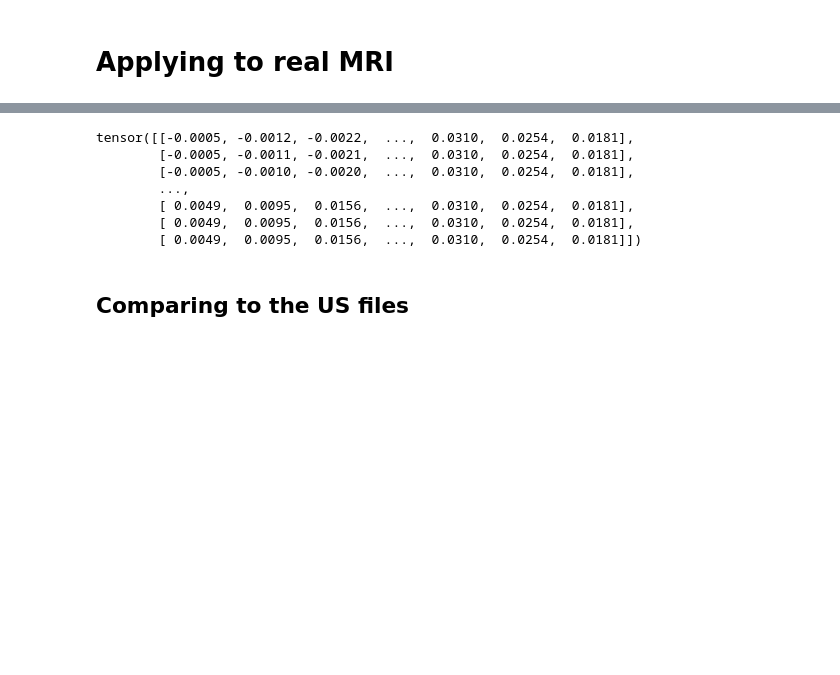
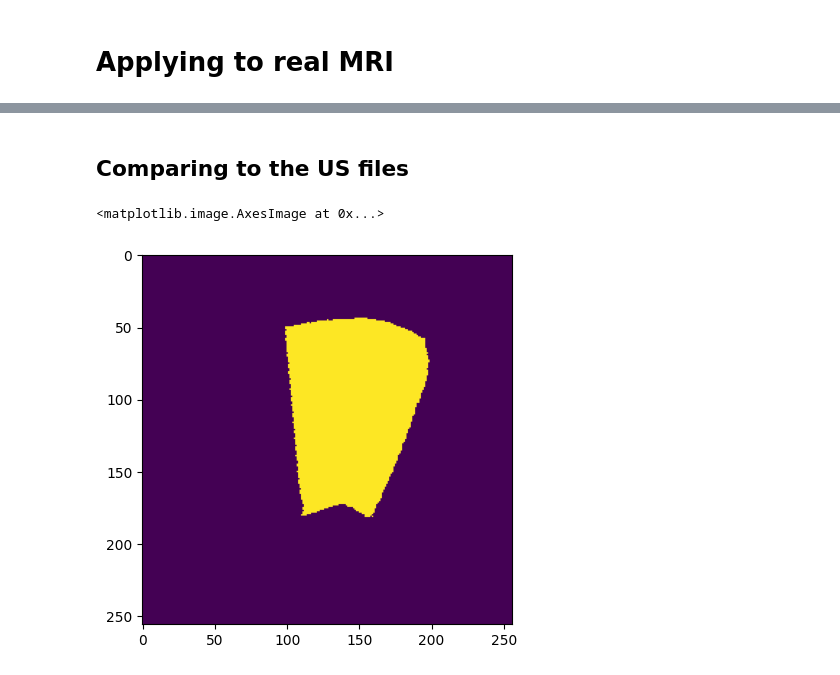
Before and after one commit to gduguey/DiffUS, a Jupyter notebook: notebooks/[DEMO] Modeling Choices.ipynb, the cells around one changed output, grey strips where cells are left out. Drawn from its saved outputs; the diff is of its cells as text; code cells hidden in the pictures; blank space fills up the shorter version.

```diff
--- a/notebooks/[DEMO] Modeling Choices.ipynb
+++ b/notebooks/[DEMO] Modeling Choices.ipynb
@@ -216,14 +225,9 @@ Intensity range: 0.0000 to 0.2006
-# %%
-intensities
-# %% [output]
-tensor([[-0.0005, -0.0012, -0.0022,  ...,  0.0310,  0.0254,  0.0181],
-        [-0.0005, -0.0011, -0.0021,  ...,  0.0310,  0.0254,  0.0181],
-        [-0.0005, -0.0010, -0.0020,  ...,  0.0310,  0.0254,  0.0181],
-        ...,
-        [ 0.0049,  0.0095,  0.0156,  ...,  0.0310,  0.0254,  0.0181],
-        [ 0.0049,  0.0095,  0.0156,  ...,  0.0310,  0.0254,  0.0181],
-        [ 0.0049,  0.0095,  0.0156,  ...,  0.0310,  0.0254,  0.0181]])
 # %% [markdown]
 ## Comparing to the US files
+# %%
+plt.imshow(US.data[:, source[1], :]>0.)
+# %% [output]
+<matplotlib.image.AxesImage at 0x...>
+[figure, added]
 # %%
 US = iUSDataset(image_path / iUS_file, "iUS", axis=0)
```
Also changed, not shown: parts of 11 cells of this notebook.
